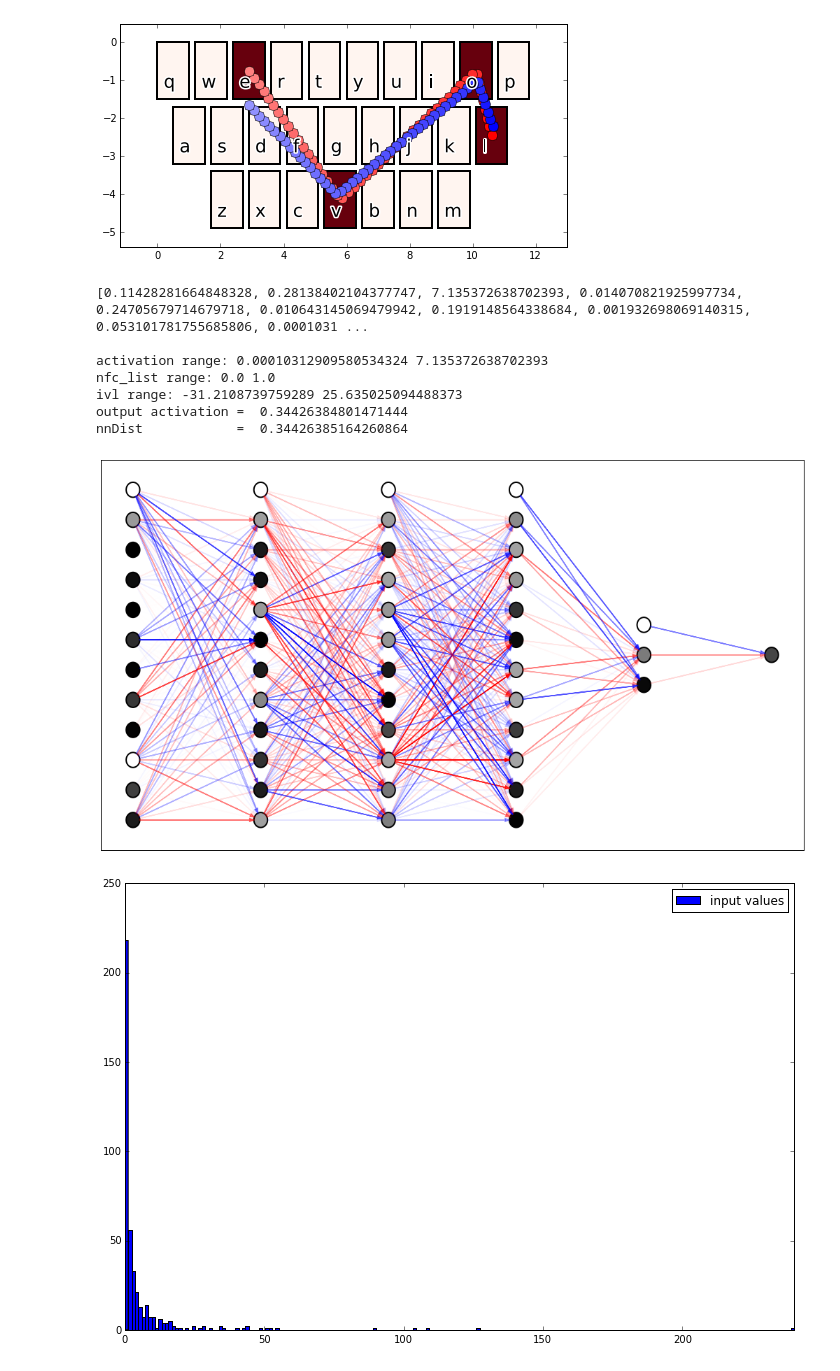
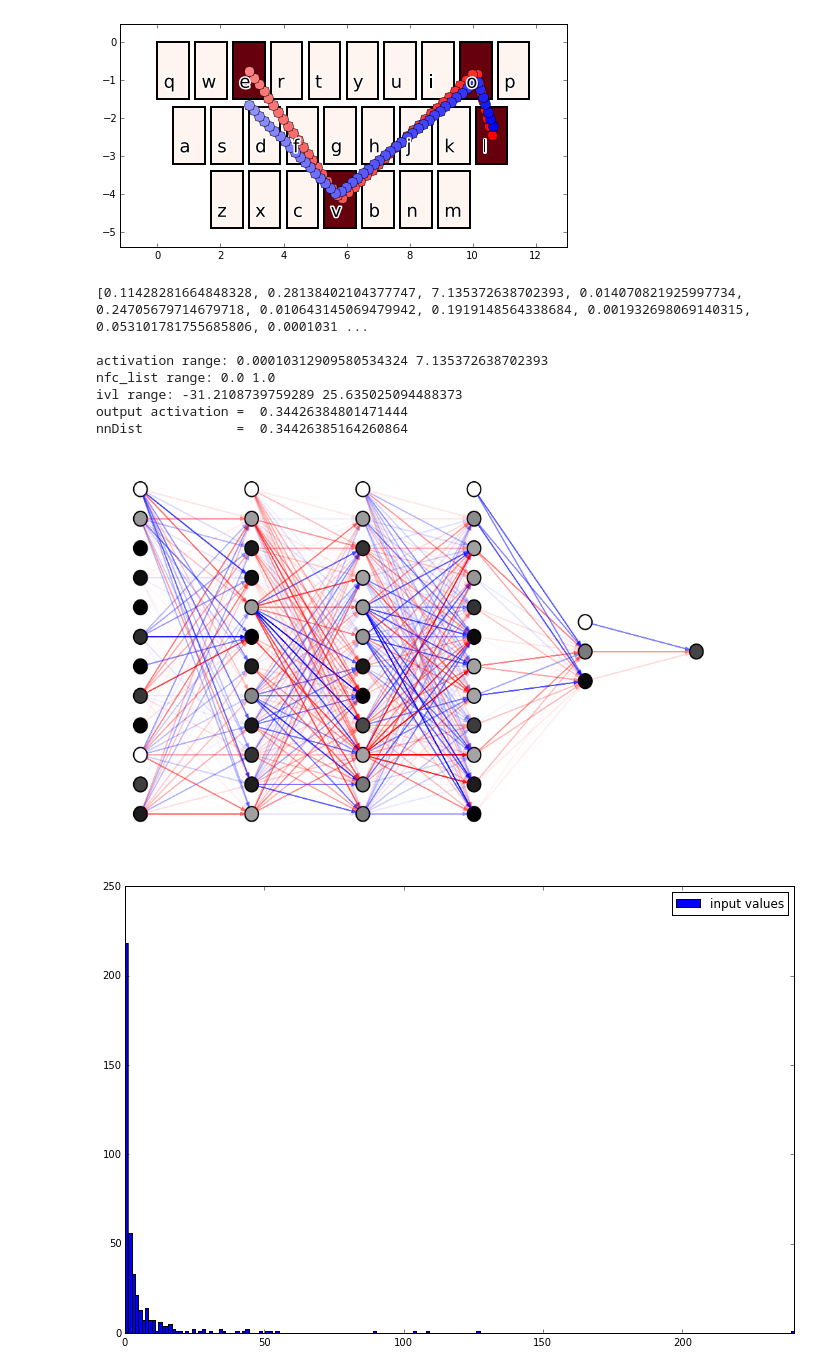
Before and after one commit to RylanC24/dodona-notebooks, a Jupyter notebook: Draw_NN_Structure_wBias_correctOutputs_layerHighlight.ipynb, the cells around one changed output. Drawn from its saved outputs; the diff is of its cells as text; code cells hidden in the pictures.

```diff
--- a/Draw_NN_Structure_wBias_correctOutputs_layerHighlight.ipynb
+++ b/Draw_NN_Structure_wBias_correctOutputs_layerHighlight.ipynb
@@ -176,9 +205,10 @@ def DrawNN(nn_struct,weight_list,input_list,save=False,filename="none"):
     lPart = cumList(nn_struct)
 
     #plotting parameters
+    fs = 12
     xDim, yDim = 18,10
     plt.figure(figsize=(xDim,yDim))
-    xDist = xDim/(nLayers-1)
+    xDist = ((7/8)*xDim)/(nLayers-1)
     yDist = yDim/(max(nn_struct)+1)
     rad = yDist/4
     plt.axes()
@@ -272,8 +302,7 @@ def DrawNN(nn_struct,weight_list,input_list,save=False,filename="none"):
 
     plt.gca().set_xlim(-xDist/4,xDim+xDist/4)
     plt.gca().set_ylim(-yDim/2,yDim/2)
-    plt.gca().get_xaxis().set_visible(False)
-    plt.gca().get_yaxis().set_visible(False)
+    plt.axis('off')
     if(save):
         savefig(filename)
         savefig(filename[:-3]+"svg")
@@ -282,20 +311,21 @@ def DrawNN(nn_struct,weight_list,input_list,save=False,filename="none"):
 # %%
 nn_str = [12,12,12,12,3,1]
 inputs = fset
 #[print("%.4f" % f) for f in fset]
 print(fset)
 print()
 
-iv_list = DrawNN(nn_str,nnConnections,inputs,save=False,filename="/Users/Rylan/cisc/creamTeam/DonutDocs/plots/nn2_match.pdf")
+iv_list = DrawNN(nn_str,nnConnections,inputs,save=False,
+                 filename="/Users/Rylan/cisc/creamTeam/DonutDocs/plots/nn2_match.pdf")
 # %% [output]
 [0.11428281664848328, 0.28138402104377747, 7.135372638702393, 0.014070821925997734, 0.24705679714679718, 0.010643145069479942, 0.1919148564338684, 0.001932698069140315, 0.053101781755685806, 0.0001031 ...
 
 activation range: 0.00010312909580534324 7.135372638702393
 nfc_list range: 0.0 1.0
 ivl range: -31.2108739759289 25.635025094488373
 output activation =  0.34426384801471444
 nnDist            =  0.34426385164260864
-[figure, old version]
+[figure, new version]
 # %%
 list1 = iv_list
 list1 = [abs(l) for l in list1]
```
Also changed, not shown: parts of 1 cell of this notebook, 1 other file.
